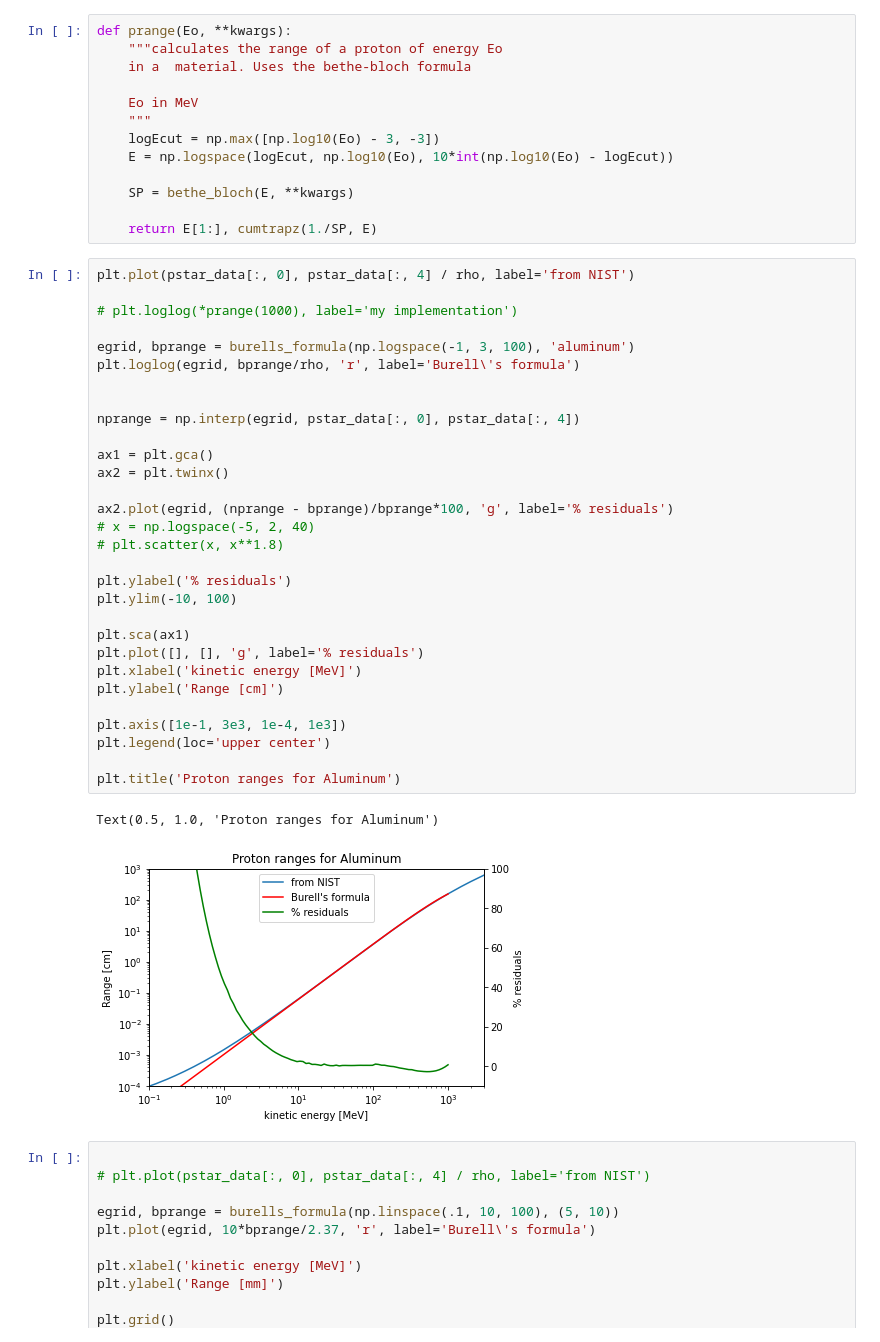
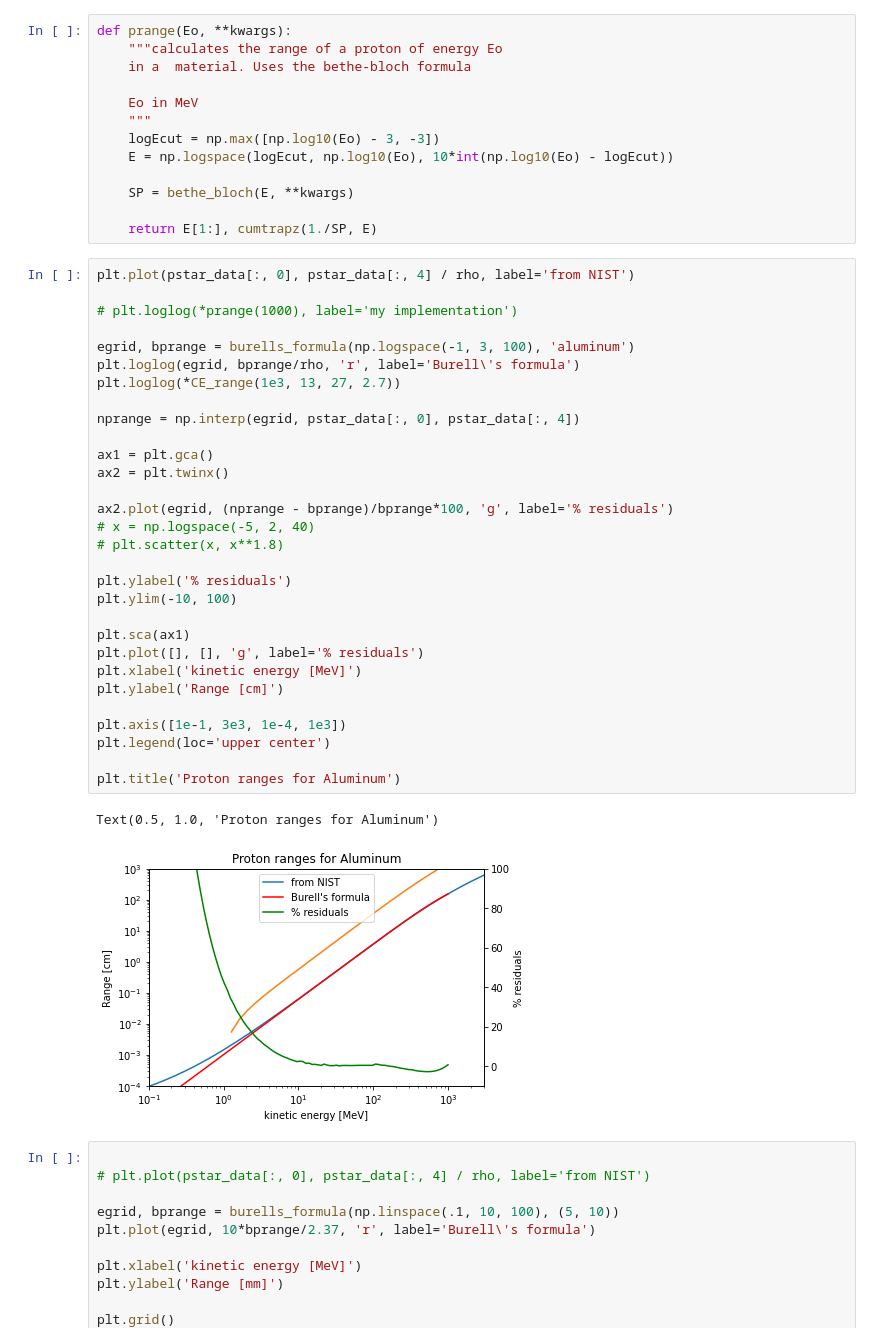
Before and after one commit to mohller/XRayAC, a Jupyter notebook: Stoping_Power.ipynb, the cells around one changed output. Drawn from its saved outputs; the diff is of its cells as text.

```diff
--- a/Stoping_Power.ipynb
+++ b/Stoping_Power.ipynb
@@ -87,35 +134,35 @@ def prange(Eo, **kwargs):
 plt.plot(pstar_data[:, 0], pstar_data[:, 4] / rho, label='from NIST')
 
 # plt.loglog(*prange(1000), label='my implementation')
 
 egrid, bprange = burells_formula(np.logspace(-1, 3, 100), 'aluminum')
 plt.loglog(egrid, bprange/rho, 'r', label='Burell\'s formula')
-
+plt.loglog(*CE_range(1e3, 13, 27, 2.7))
 
 nprange = np.interp(egrid, pstar_data[:, 0], pstar_data[:, 4])
 
 ax1 = plt.gca()
 ax2 = plt.twinx()
 
 ax2.plot(egrid, (nprange - bprange)/bprange*100, 'g', label='% residuals')
 # x = np.logspace(-5, 2, 40)
 # plt.scatter(x, x**1.8)
 
 plt.ylabel('% residuals')
 plt.ylim(-10, 100)
 
 plt.sca(ax1)
 plt.plot([], [], 'g', label='% residuals')
 plt.xlabel('kinetic energy [MeV]')
 plt.ylabel('Range [cm]')
 
 plt.axis([1e-1, 3e3, 1e-4, 1e3])
 plt.legend(loc='upper center')
 
 plt.title('Proton ranges for Aluminum')
 # %% [output]
 Text(0.5, 1.0, 'Proton ranges for Aluminum')
-[figure, old version]
+[figure, new version]
 # %%
 
 # plt.plot(pstar_data[:, 0], pstar_data[:, 4] / rho, label='from NIST')
```
Also changed, not shown: parts of 8 cells of this notebook, 1 other file.
